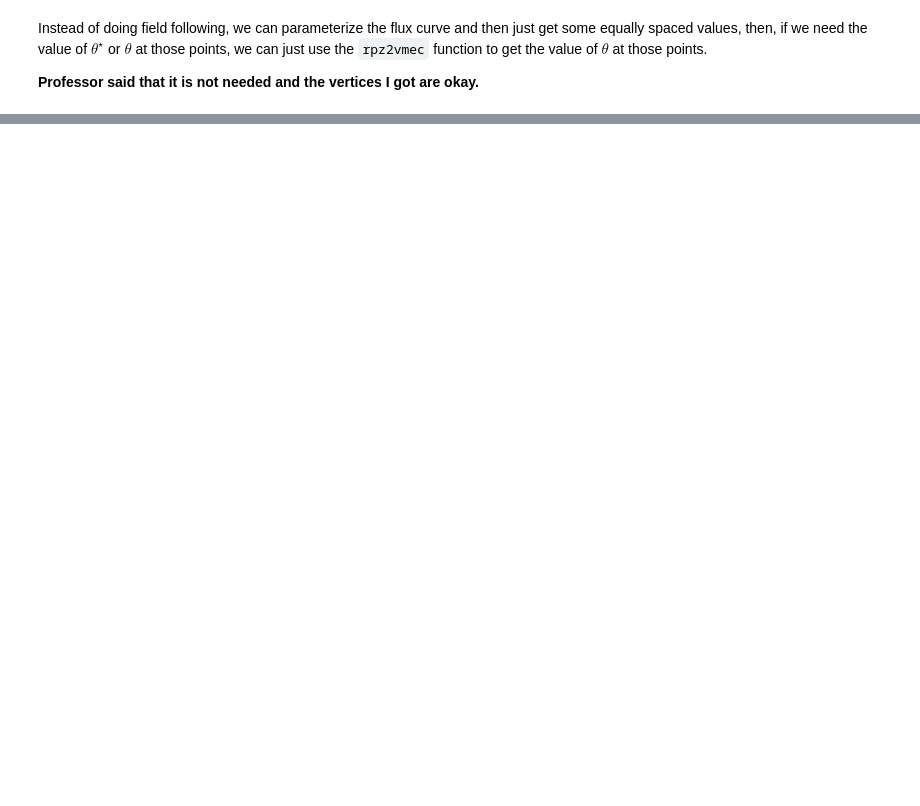
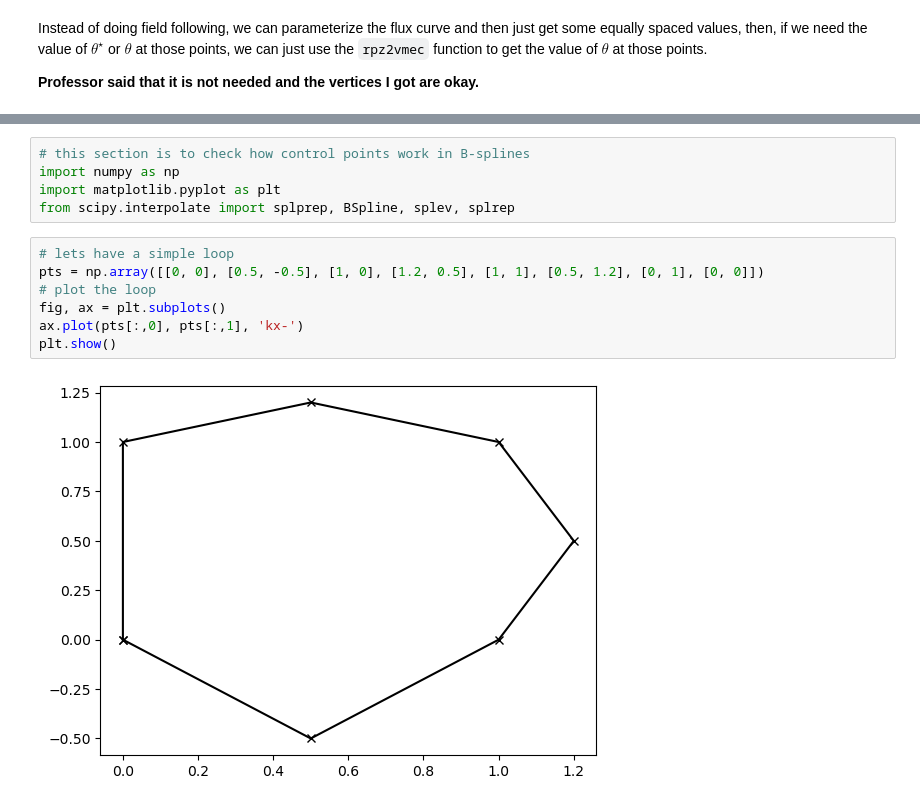
Before and after one commit to Fuad-HH/pystell_uw, a Jupyter notebook: readVmec.ipynb, the cells around one changed output, grey strips where cells are left out. Drawn from its saved outputs; the diff is of its cells as text; blank space fills up the shorter version.

```diff
--- a/readVmec.ipynb
+++ b/readVmec.ipynb
@@ -429,0 +470,14 @@ array([0.        , 4.18027532, 4.17586566, 4.16288859, 4.14205013,
+# %%
+# this section is to check how control points work in B-splines
+import numpy as np
+import matplotlib.pyplot as plt
+from scipy.interpolate import splprep, BSpline, splev, splrep
+# %%
+# lets have a simple loop
+pts = np.array([[0, 0], [0.5, -0.5], [1, 0], [1.2, 0.5], [1, 1], [0.5, 1.2], [0, 1], [0, 0]])
+# plot the loop
+fig, ax = plt.subplots()
+ax.plot(pts[:,0], pts[:,1], 'kx-')
+plt.show()
+# %% [output]
+[figure, added]
```
Also changed, not shown: parts of 27 cells of this notebook, 6 other files.
